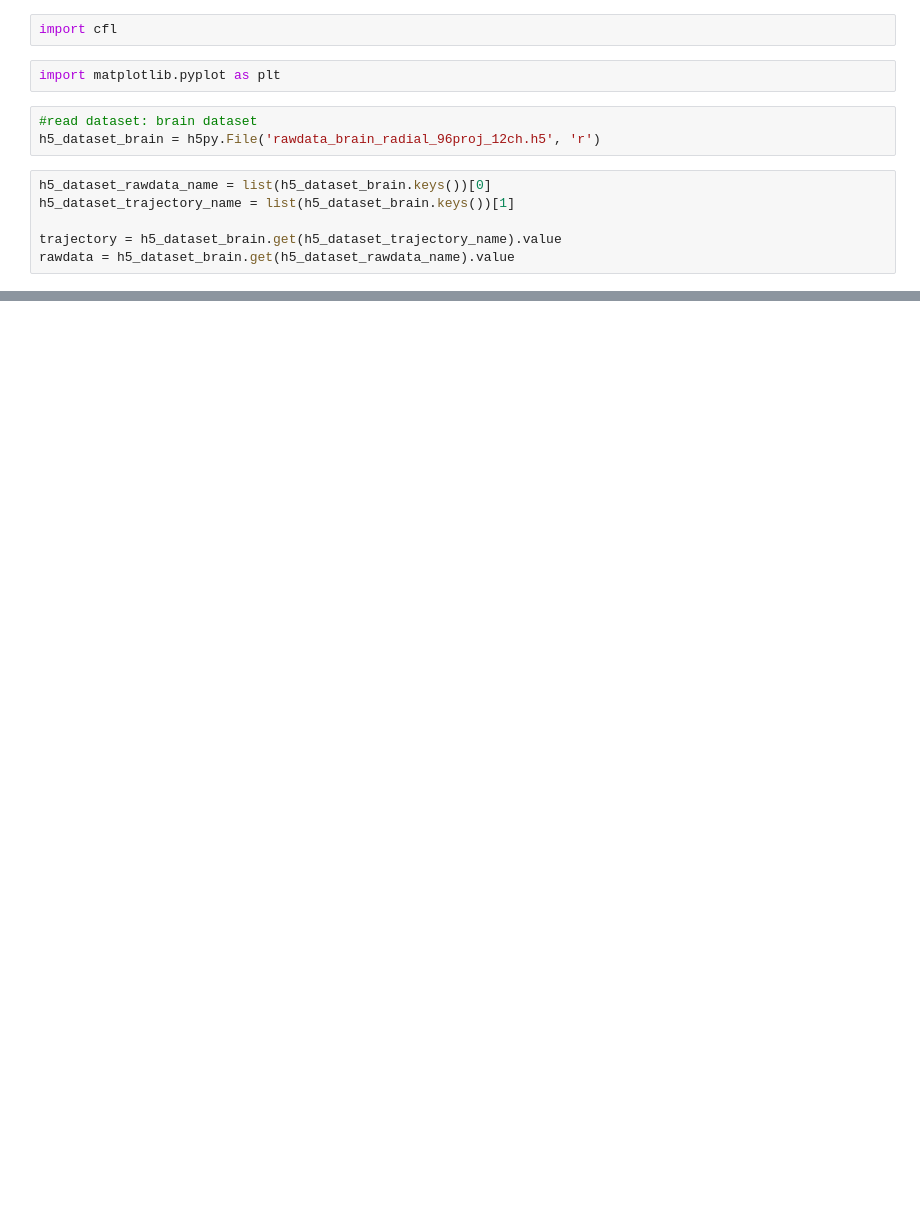
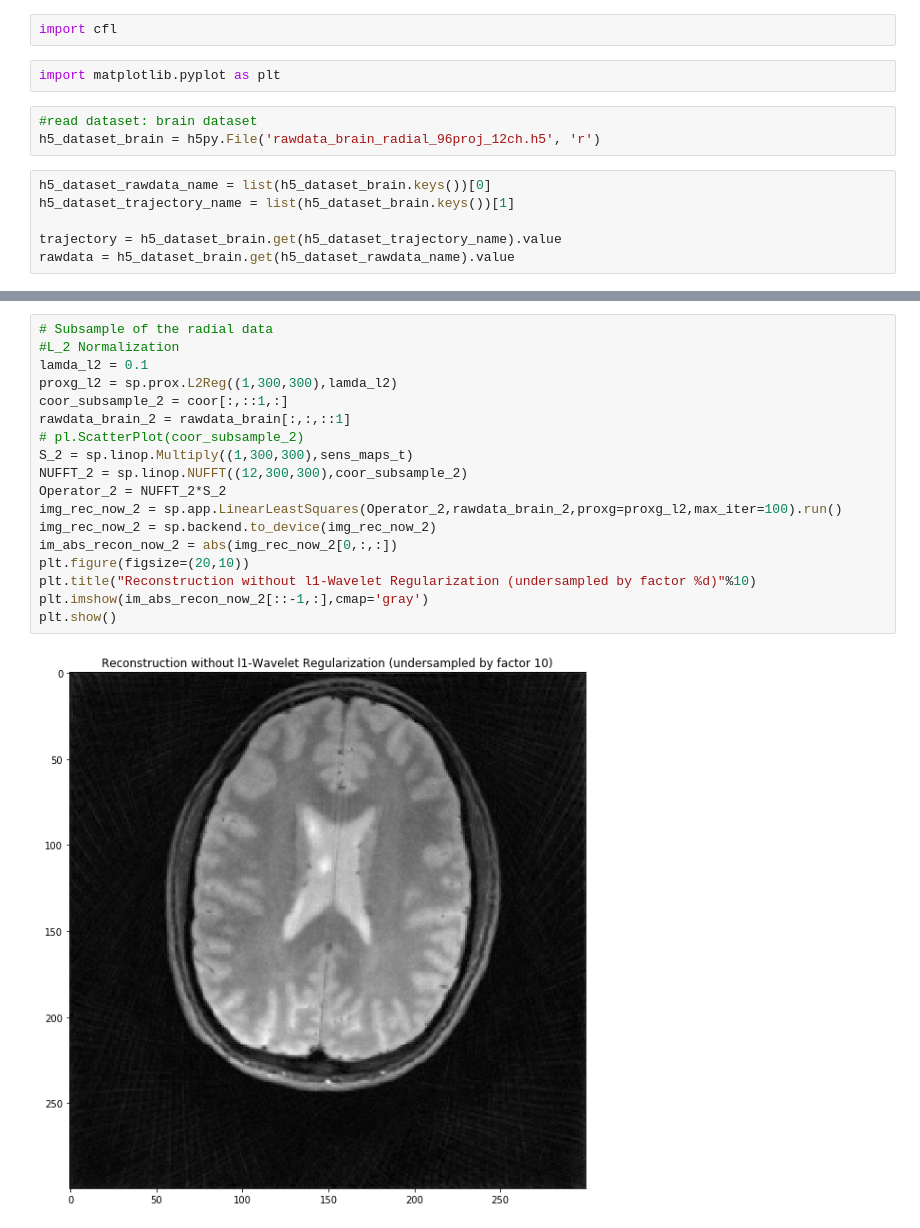
Before and after one commit to KeWang0622/rrsg_challenge_sigpy, a Jupyter notebook: rrsg_challenge/rrsg_challenge.ipynb, the cells around one changed output, grey strips where cells are left out. Drawn from its saved outputs; the diff is of its cells as text; blank space fills up the shorter version.

```diff
--- a/rrsg_challenge/rrsg_challenge.ipynb
+++ b/rrsg_challenge/rrsg_challenge.ipynb
@@ -113,0 +77,20 @@ plt.plot(trajectory[0,:,:],trajectory[1,:,:])
+# %%
+# Subsample of the radial data
+#L_2 Normalization
+lamda_l2 = 0.1
+proxg_l2 = sp.prox.L2Reg((1,300,300),lamda_l2)
+coor_subsample_2 = coor[:,::1,:]
+rawdata_brain_2 = rawdata_brain[:,:,::1]
+# pl.ScatterPlot(coor_subsample_2)
+S_2 = sp.linop.Multiply((1,300,300),sens_maps_t)
+NUFFT_2 = sp.linop.NUFFT((12,300,300),coor_subsample_2)
+Operator_2 = NUFFT_2*S_2
+img_rec_now_2 = sp.app.LinearLeastSquares(Operator_2,rawdata_brain_2,proxg=proxg_l2,max_iter=100).run()
+img_rec_now_2 = sp.backend.to_device(img_rec_now_2)
+im_abs_recon_now_2 = abs(img_rec_now_2[0,:,:])
+plt.figure(figsize=(20,10))
+plt.title("Reconstruction without l1-Wavelet Regularization (undersampled by factor %d)"%10)
+plt.imshow(im_abs_recon_now_2[::-1,:],cmap='gray')
+plt.show()
+# %% [output]
+[figure, added]
```
Also changed, not shown: parts of 32 cells of this notebook, 1 other file.
